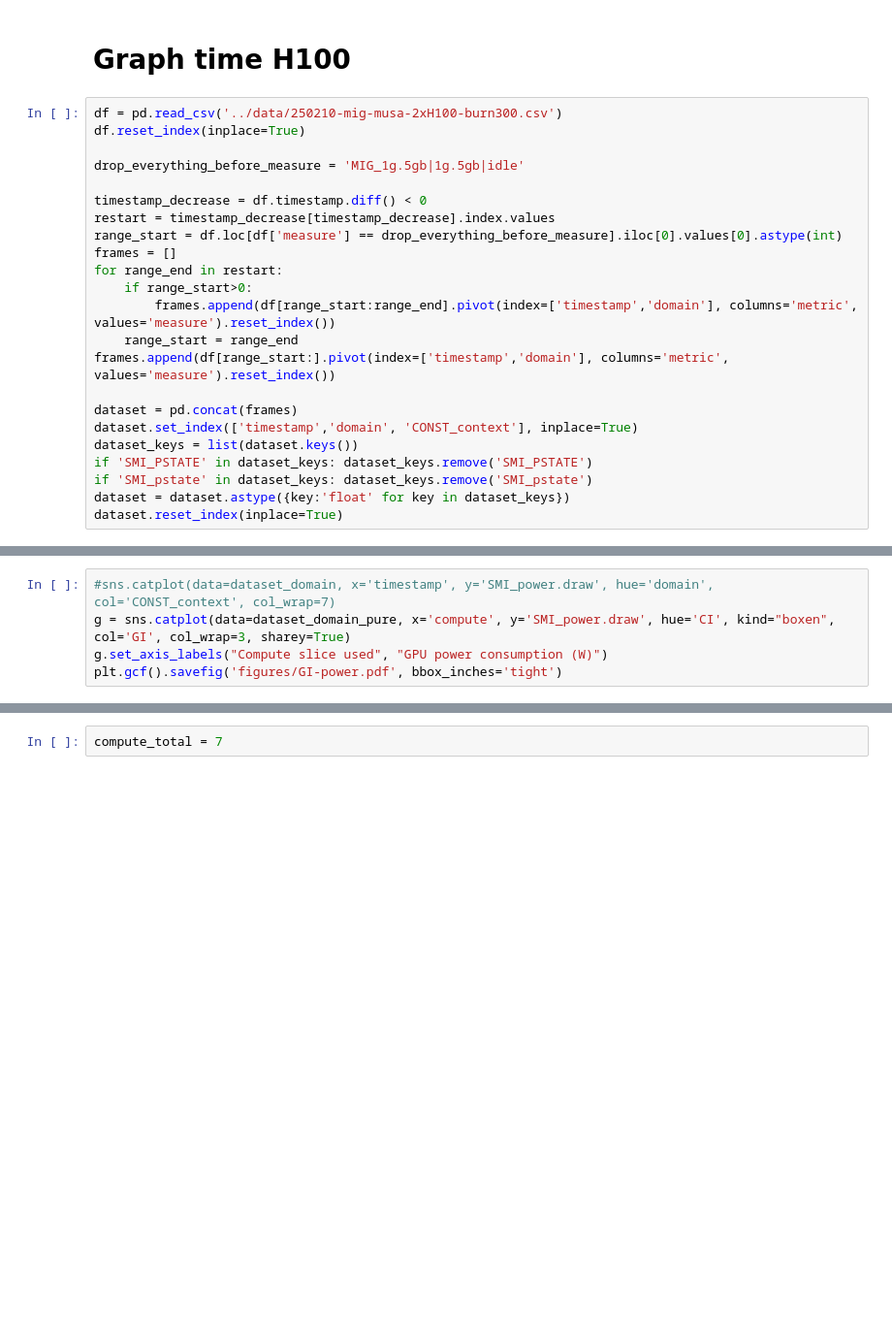
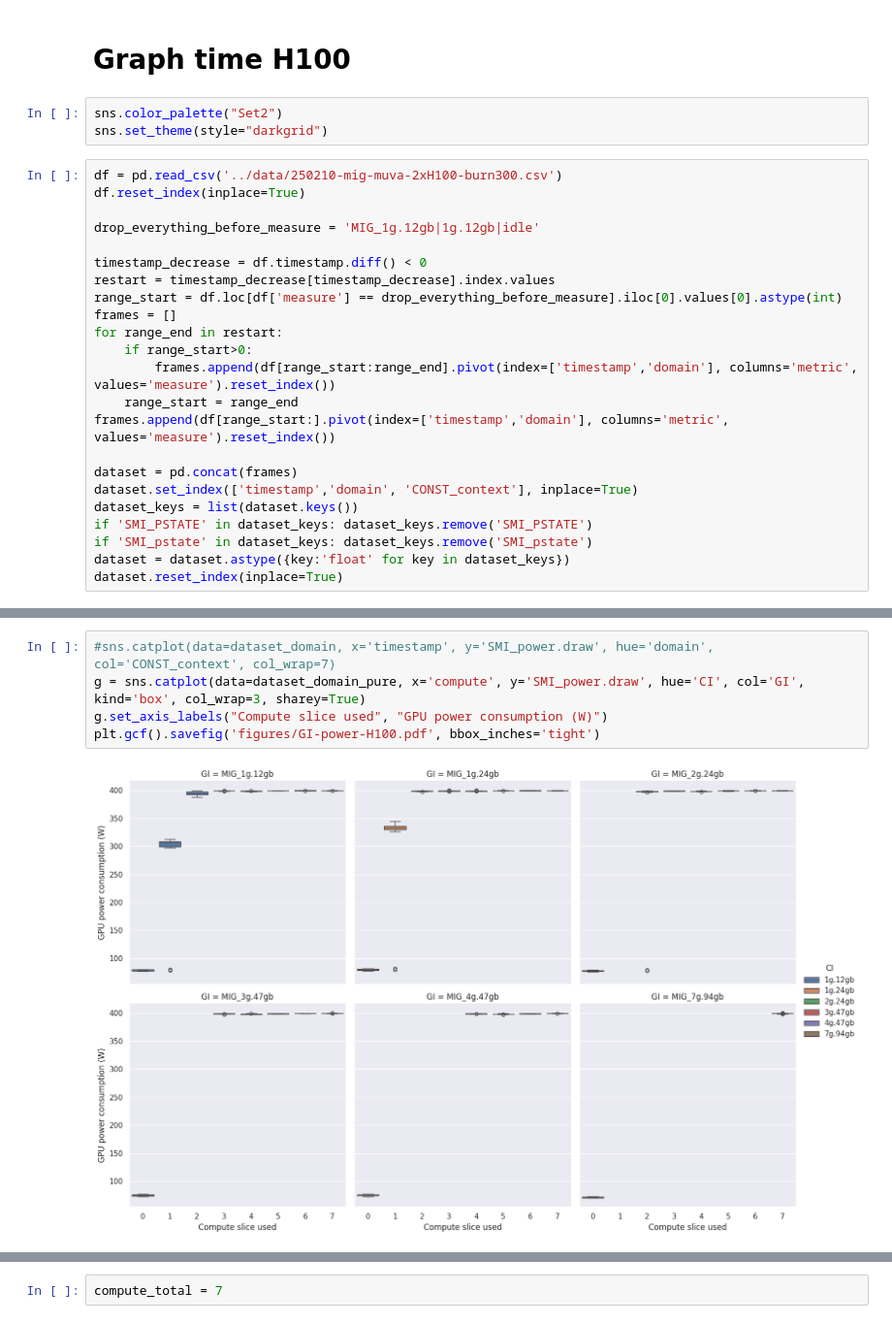
Before and after one commit to jacquetpi/cloud-gpu-manager, a Jupyter notebook: notebooks/mig-investig.ipynb, the cells around one changed output, grey strips where cells are left out. Shown at 97% size. Saved outputs shown, nothing was run; the diff lists cells and outputs as text; blank space fills up the shorter version.

```diff
--- a/notebooks/mig-investig.ipynb
+++ b/notebooks/mig-investig.ipynb
@@ -143,11 +143,14 @@ for ax in g.axes:
 [figure]
 # %% [markdown]
 # Graph time H100
+# %%
+sns.color_palette("Set2")
+sns.set_theme(style="darkgrid")
 # %%
-df = pd.read_csv('../data/250210-mig-musa-2xH100-burn300.csv')
+df = pd.read_csv('../data/250210-mig-muva-2xH100-burn300.csv')
 df.reset_index(inplace=True)
 
-drop_everything_before_measure = 'MIG_1g.5gb|1g.5gb|idle'
+drop_everything_before_measure = 'MIG_1g.12gb|1g.12gb|idle'
 
 timestamp_decrease = df.timestamp.diff() < 0
 restart = timestamp_decrease[timestamp_decrease].index.values
@@ -178,5 +184,7 @@ dataset_domain['GI'].unique()
 # %%
 #sns.catplot(data=dataset_domain, x='timestamp', y='SMI_power.draw', hue='domain', col='CONST_context', col_wrap=7)
-g = sns.catplot(data=dataset_domain_pure, x='compute', y='SMI_power.draw', hue='CI', kind="boxen", col='GI', col_wrap=3, sharey=True)
+g = sns.catplot(data=dataset_domain_pure, x='compute', y='SMI_power.draw', hue='CI', col='GI', kind='box', col_wrap=3, sharey=True)
 g.set_axis_labels("Compute slice used", "GPU power consumption (W)")
-plt.gcf().savefig('figures/GI-power.pdf', bbox_inches='tight')
+plt.gcf().savefig('figures/GI-power-H100.pdf', bbox_inches='tight')
+# %% [output]
+[figure, added]
```
Also changed, not shown: parts of 7 cells of this notebook, 1 other file.
